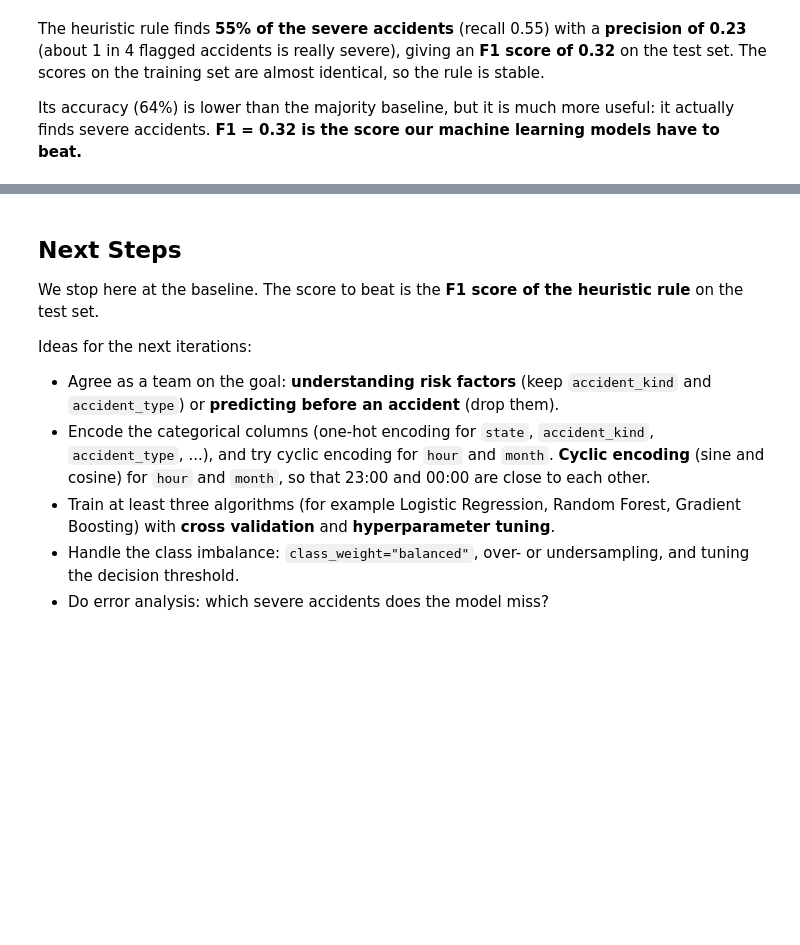
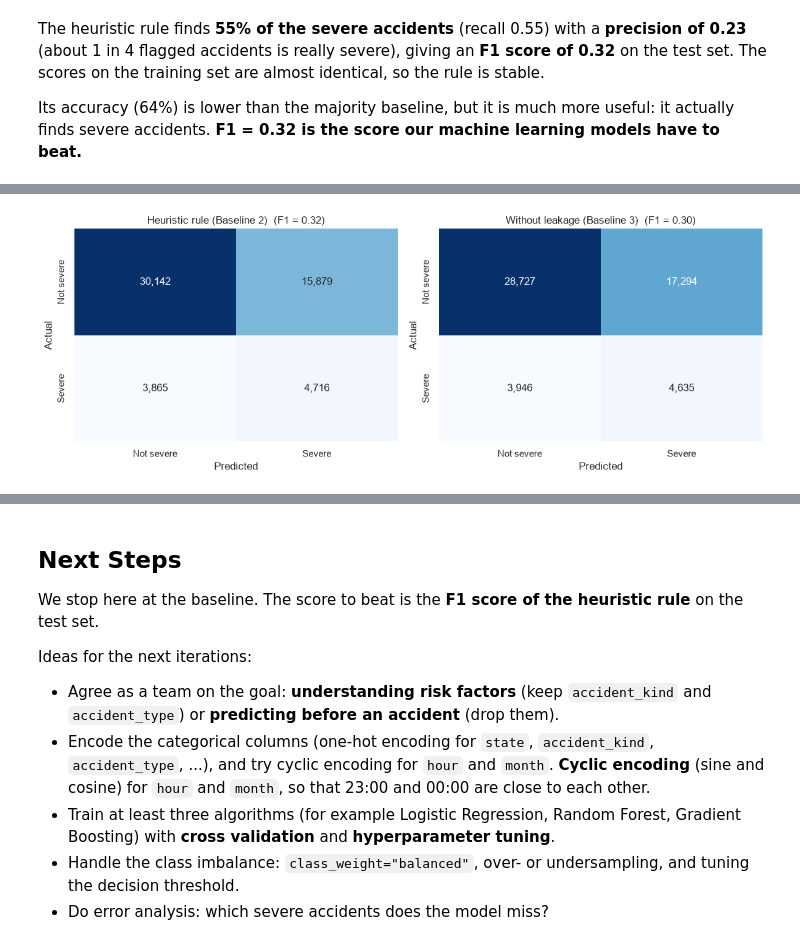
Before and after one commit to zinaF19/The-Random-Forest-Rangers, a Jupyter notebook: Micheal_Accident_Locations_2025_ML_Project.ipynb, the cells around one changed output, grey strips where cells are left out. Cells and saved outputs as stored; diff of their text form; code cells hidden in the pictures; blank space fills up the shorter version.

```diff
--- a/Micheal_Accident_Locations_2025_ML_Project.ipynb
+++ b/Micheal_Accident_Locations_2025_ML_Project.ipynb
@@ -832,0 +914,14 @@ Its accuracy (64%) is lower than the majority baseline, but it is much more usef
+# %%
+def heuristic_rule_no_leakage(data):
+    """Predict a severe accident without post-accident columns (accident_kind / type)."""
+    return (
+        (data["involves_motorcycle"] == 1)
+        | (data["involves_pedestrian"] == 1)
+        | (data["involves_car"] == 0)
+    ).astype(int)
+
+
+# Check the rule on the training data first (the test set stays untouched)
+train_scores_b3 = evaluate("Heuristic rule without leakage (train)", y_train,
+                           heuristic_rule_no_leakage(X_train))
+pd.DataFrame([train_scores_b3]).round(3)
@@ -832,0 +931,5 @@ Its accuracy (64%) is lower than the majority baseline, but it is much more usef
+# %%
+no_leakage_pred = heuristic_rule_no_leakage(X_test)
+results.append(evaluate("Heuristic rule without leakage", y_test, no_leakage_pred))
+baseline_results = pd.DataFrame(results).set_index("model").round(3)
+baseline_results
@@ -832,0 +942,14 @@ Its accuracy (64%) is lower than the majority baseline, but it is much more usef
+# %%
+fig, axes = plt.subplots(1, 2, figsize=(12, 4.5))
+for ax, (name, pred) in zip(axes, [("Heuristic rule (Baseline 2)", heuristic_pred),
+                                   ("Without leakage (Baseline 3)", no_leakage_pred)]):
+    cm = confusion_matrix(y_test, pred)
+    sns.heatmap(cm, annot=True, fmt=",d", cmap="Blues", cbar=False, ax=ax,
+                xticklabels=["Not severe", "Severe"], yticklabels=["Not severe", "Severe"])
+    ax.set_xlabel("Predicted")
+    ax.set_ylabel("Actual")
+    ax.set_title(f"{name}  (F1 = {f1_score(y_test, pred):.2f})")
+plt.tight_layout()
+plt.show()
+# %% [output]
+[figure, added]
```
Also changed, not shown: parts of 10 cells of this notebook.
